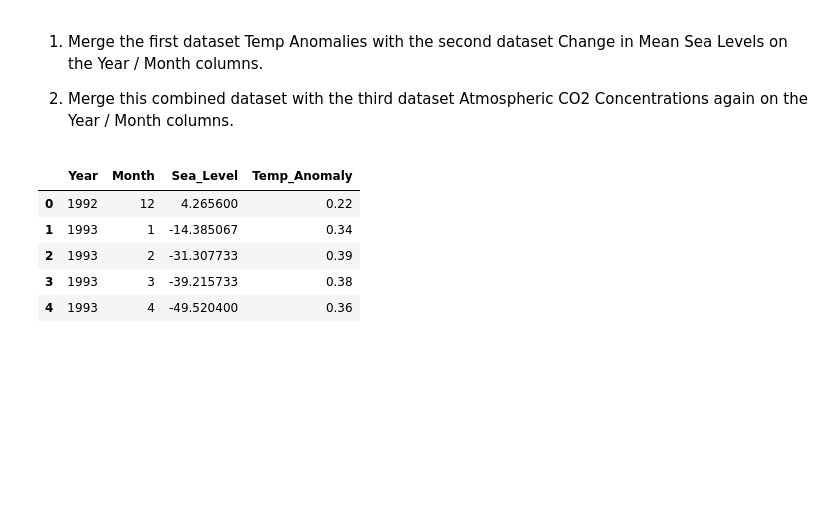
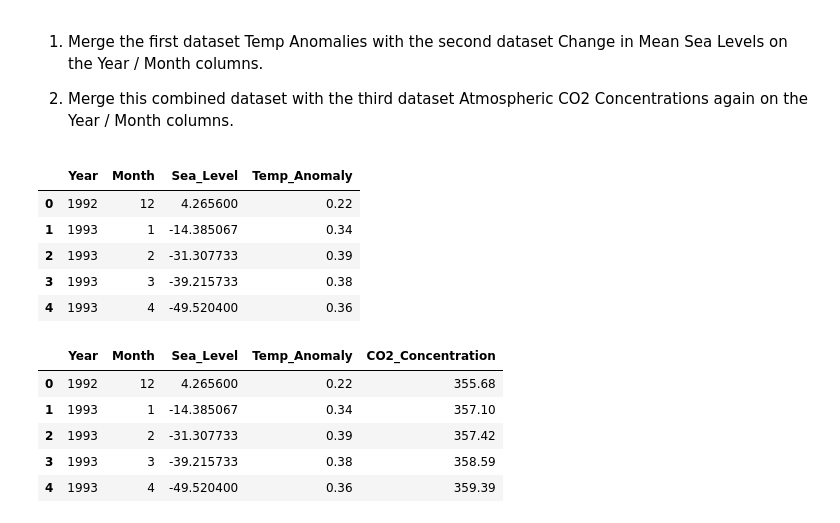
Before and after one commit to daphneyyy/COGS108_FinalProject, a Jupyter notebook: DataCheckpointGroup_Sp23_Project_Group_12.ipynb, the cells around one changed output. Cells and saved outputs as stored; diff of their text form; code cells hidden in the pictures; blank space fills up the shorter version.

```diff
--- a/DataCheckpointGroup_Sp23_Project_Group_12.ipynb
+++ b/DataCheckpointGroup_Sp23_Project_Group_12.ipynb
@@ -204,8 +211,8 @@ CO2_cleaned.head()
 # Merge the two dataframes
 mean_sea_level_by_month = mean_sea_level_by_month.rename(columns={'Value': 'Sea_Level'})
 temp_change_cleaned = temp_change_cleaned.rename(columns={'Value': 'Temp_Anomaly'})
-merged_df = pd.merge(mean_sea_level_by_month, temp_change_cleaned, how='inner', on=['Year', 'Month'])
-merged_df.head()
+temp_sealevel_df = pd.merge(mean_sea_level_by_month, temp_change_cleaned, how='inner', on=['Year', 'Month'])
+temp_sealevel_df.head()
 # %% [output]
 |  | Year | Month | Sea_Level | Temp_Anomaly |
 | 0 | 1992 | 12 | 4.265600 | 0.22 |
@@ -213,3 +220,14 @@ merged_df.head()
 | 2 | 1993 | 2 | -31.307733 | 0.39 |
 | 3 | 1993 | 3 | -39.215733 | 0.38 |
 | 4 | 1993 | 4 | -49.520400 | 0.36 |
+# %%
+CO2_cleaned = CO2_cleaned.rename(columns={'Value': 'CO2_Concentration'})
+merged_df = pd.merge(temp_sealevel_df, CO2_cleaned, how='inner', on=['Year', 'Month'])
+merged_df.head()
+# %% [output]
+|  | Year | Month | Sea_Level | Temp_Anomaly | CO2_Concentration |
+| 0 | 1992 | 12 | 4.265600 | 0.22 | 355.68 |
+| 1 | 1993 | 1 | -14.385067 | 0.34 | 357.10 |
+| 2 | 1993 | 2 | -31.307733 | 0.39 | 357.42 |
+| 3 | 1993 | 3 | -39.215733 | 0.38 | 358.59 |
+| 4 | 1993 | 4 | -49.520400 | 0.36 | 359.39 |
```
Also changed, not shown: parts of 1 cell of this notebook.
